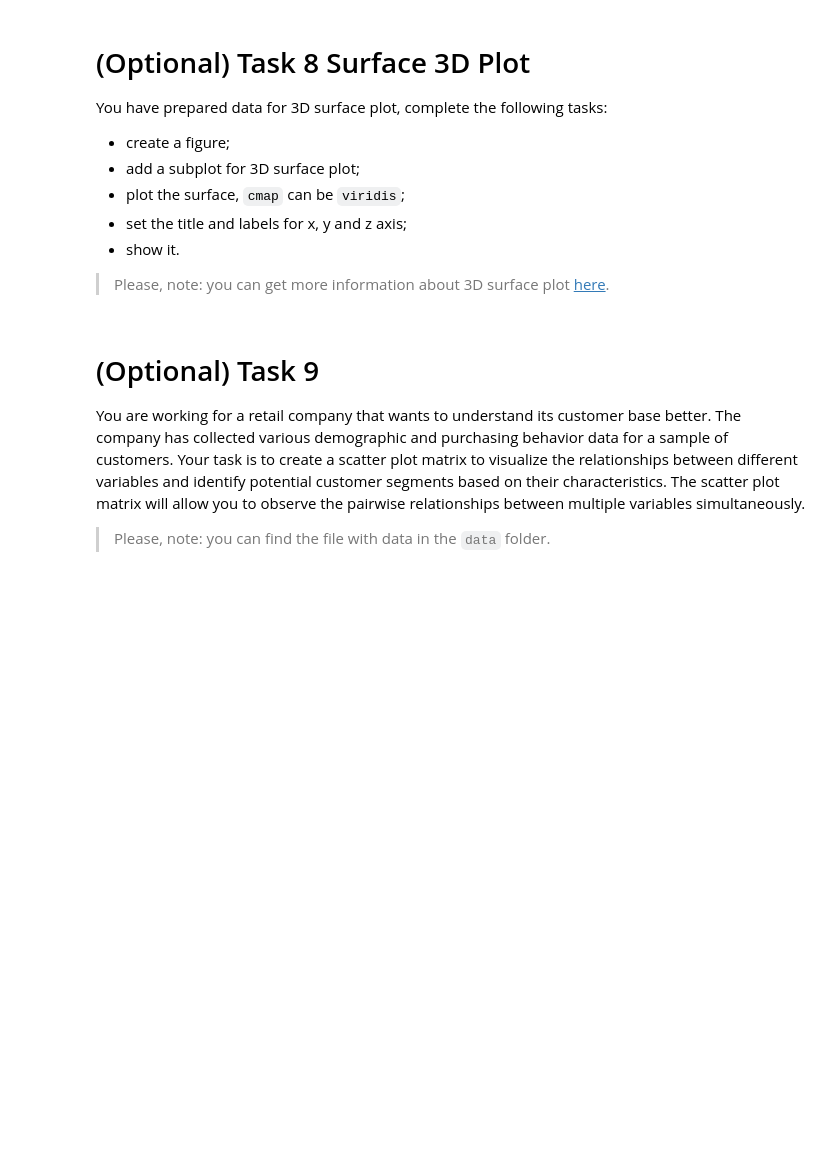
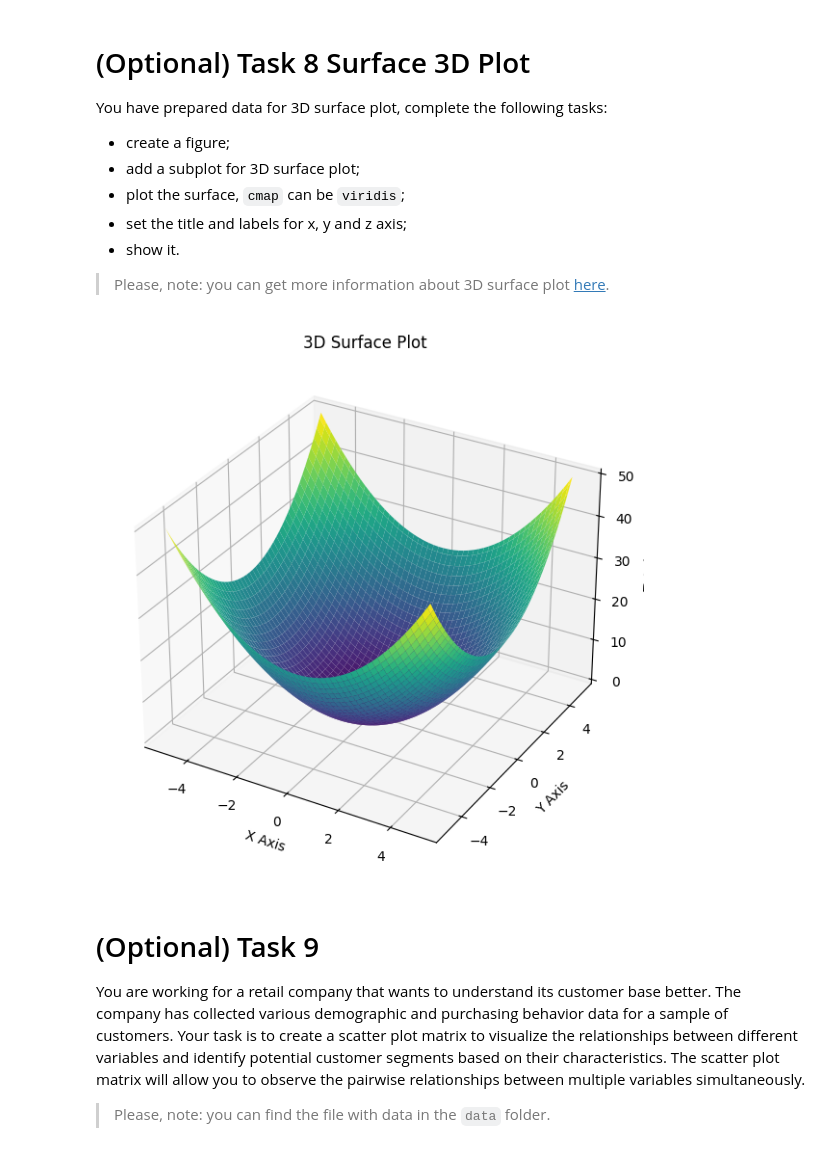
Before and after one commit to VPiliaiev/py-matplotlib, a Jupyter notebook: app/matplotlib.ipynb, the cells around one changed output. Cells and saved outputs as stored; diff of their text form; code cells hidden in the pictures; blank space fills up the shorter version.

```diff
--- a/app/matplotlib.ipynb
+++ b/app/matplotlib.ipynb
@@ -193,10 +194,20 @@ You have prepared data for 3D surface plot, complete the following tasks:
 # %%
 x = np.linspace(-5, 5, 100)
 y = np.linspace(-5, 5, 100)
 X, Y = np.meshgrid(x, y)
 Z = X**2 + Y**2
 
 # write your code here
+fig = plt.figure(figsize=(10, 7))
+ax = fig.add_subplot(111, projection='3d')
+surf = ax.plot_surface(X, Y, Z, cmap='viridis')
+ax.set_title("3D Surface Plot")
+ax.set_xlabel("X Axis")
+ax.set_ylabel("Y Axis")
+ax.set_zlabel("Z Axis")
+plt.show()
+# %% [output]
+[figure, added]
 # %% [markdown]
 # (Optional) Task 9
 
```
Also changed, not shown: parts of 5 cells of this notebook.
